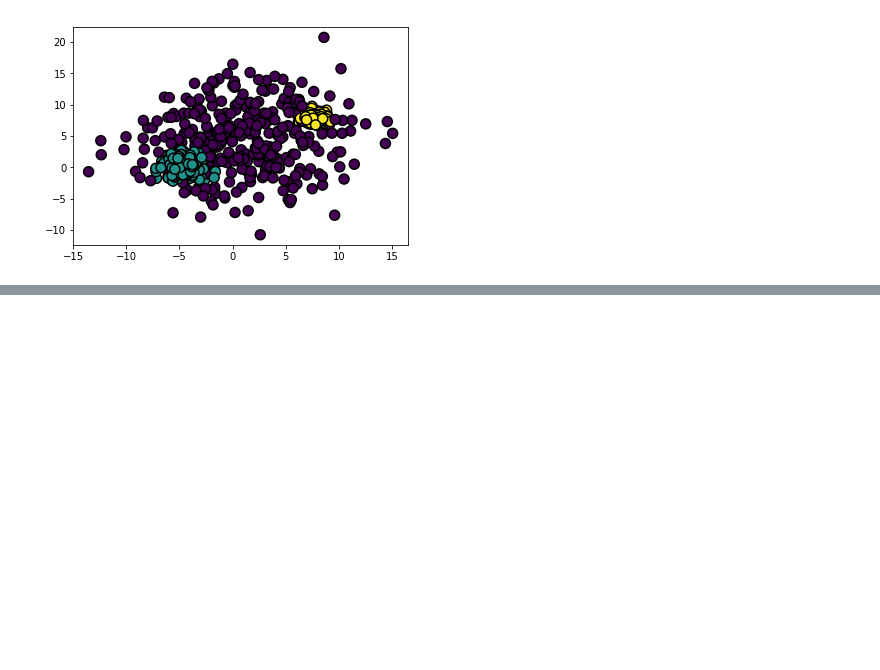
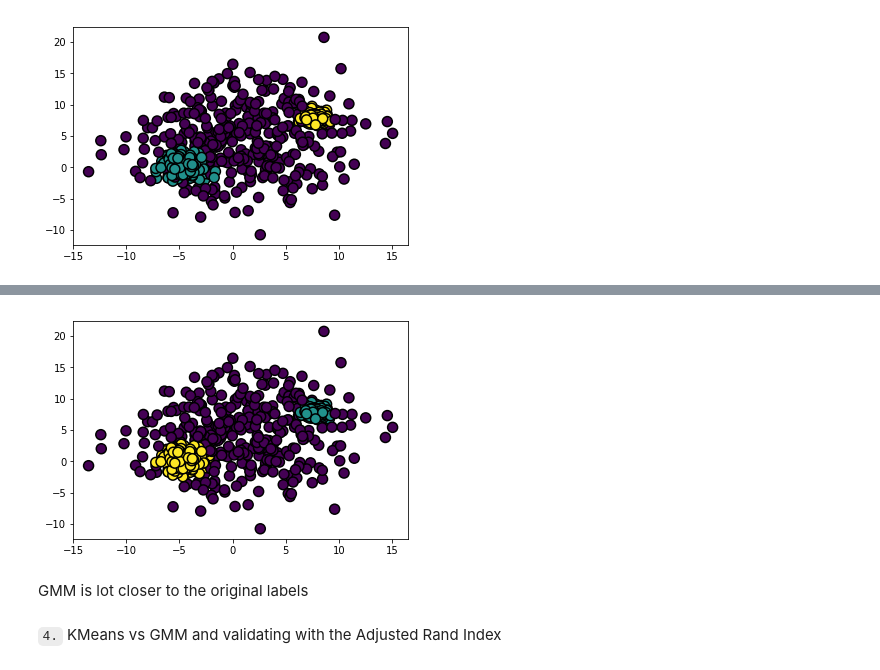
Before and after one commit to sclkan/ML-Study-Notes, a Jupyter notebook: unsupervised_learning_notes.ipynb, the cells around one changed output, grey strips where cells are left out. Drawn from its saved outputs; the diff is of its cells as text; code cells hidden in the pictures; blank space fills up the shorter version.

```diff
--- a/unsupervised_learning_notes.ipynb
+++ b/unsupervised_learning_notes.ipynb
@@ -611,0 +629,19 @@ plt.show()
+# %%
+# TODO: Import GaussianMixture
+from sklearn.mixture import GaussianMixture
+
+# TODO: Create an instance of Gaussian Mixture with 3 components
+gmm = GaussianMixture(n_components=3)
+
+# TODO: fit and predict the dataset (gmm dose not have fix_predict so we need 2 lines for this)
+gmm = gmm.fit(X)
+pred_gmm = gmm.predict(X)
+# %%
+# Plot the clusters
+plt.scatter(X[:,0], X[:,1], c=pred_gmm, edgecolor='black', lw=1.5, s=100, cmap=plt.get_cmap('viridis'));
+# %% [output]
+[figure, added]
+# %% [markdown]
+GMM is lot closer to the original labels
+# %% [markdown]
+`4.` KMeans vs GMM and validating with the Adjusted Rand Index
```
Also changed, not shown: parts of 6 cells of this notebook.
